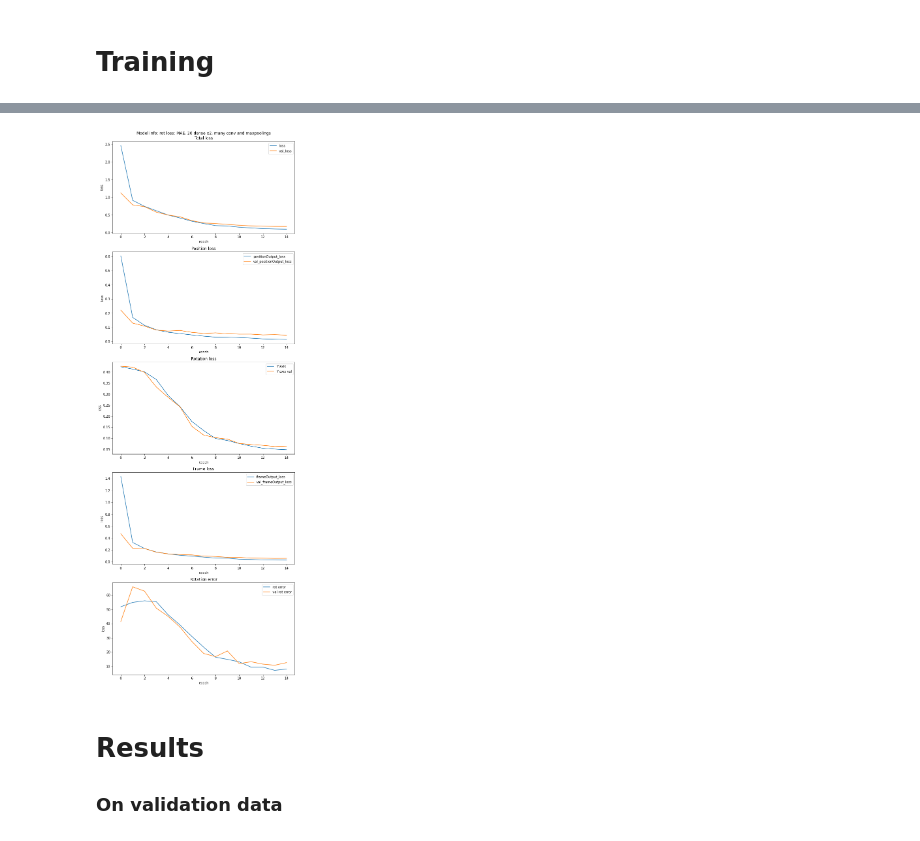
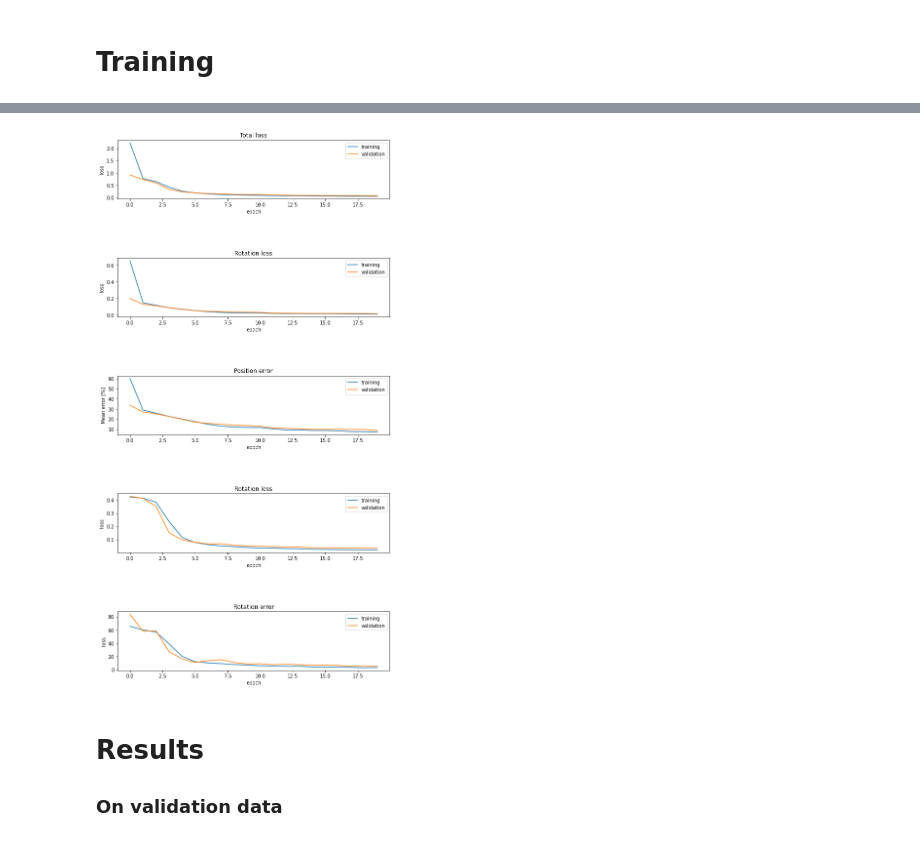
Before and after one commit to mateuszbugaj/Position_and_rotation_CNN, a Jupyter notebook: position_rotation_rgb.ipynb, the cells around one changed output, grey strips where cells are left out. Cells and saved outputs as stored; diff of their text form; code cells hidden in the pictures.

Commit message:
Model architecture update with almost 100% rotation and position accuracy

```diff
--- a/position_rotation_rgb.ipynb
+++ b/position_rotation_rgb.ipynb
@@ -21,9 +21,9 @@ from tensorflow.keras.layers import Dense, Dropout, Activation, Flatten, Conv2D,
 # %% [markdown]
 # Preparing data
 # %%
-DATADIR = "dataset_generator/images/pos_and_rot_8/"
+DATADIR = "dataset_generator/images/pose5000/"
 JSON_file_name = "data.txt"
-IMAGES = 2_000
+IMAGES = 5_000
 OG_IMG_SIZE = 800
 IMG_SIZE = 150
 # %%
@@ -180,6 +186,11 @@ def rotation_error(y_true, y_pred):
 
     rot_error = [int(abs((angleX_true[i]-angleX_pred[i]))) for i in range(len(y_true))]
     return rot_error
+# %%
+def position_error(y_true, y_pred):
+    pos_error = multiply(tf.math.abs(subtract(y_true, y_pred)), 100)
+
+    return pos_error
 # %% [markdown]
 ### Custom loss function
 # %%
@@ -406,0 +362,11 @@ Epoch 15/15
+# %%
+training_data_x = X[:int(IMAGES*0.9)]
+training_data_y = y[:int(IMAGES*0.9)]
+validation_data_x = X[int(IMAGES*0.9):IMAGES]
+validation_data_y = y[int(IMAGES*0.9):IMAGES]
+
+history = model.fit(x = training_data_x,
+                    y = {"positionOutput": training_data_y[:, 4:7], "rotationOutput": training_data_y[:, 10:13], "frameOutput": training_data_y[:, 0:4]},
+                    validation_data = (validation_data_x, {"positionOutput": validation_data_y[:, 4:7], "rotationOutput": validation_data_y[:, 10:13], "frameOutput": validation_data_y[:, 0:4]}),
+                    batch_size = 32,
+                    epochs = 20)
@@ -408,46 +392,57 @@ Epoch 15/15
 for k in history.history.keys():
     print(k)
 
-fig, axs = plt.subplots(ncols = 1, nrows = 5, figsize=(10,30))
+fig, axs = plt.subplots(ncols = 1, nrows = 5, figsize=(10,20))
 
-axs[0].plot(history.history['loss'], label = "loss")
-axs[0].plot(history.history['val_loss'], label = "val_loss")
+axs[0].plot(history.history['loss'], label = "training")
+axs[0].plot(history.history['val_loss'], label = "validation")
 axs[0].set_ylabel('loss')
 axs[0].set_xlabel('epoch')
 axs[0].legend(loc='upper right')
-axs[0].set_title(
-    "Model info: rot loss: MAE, 20 dense x2, many conv and maxpoolings\n" + \
-    "Total loss"
-)
+axs[0].set_title("Total loss")
 
-axs[1].plot(history.history['positionOutput_loss'], label = "positionOutput_loss")
-axs[1].plot(history.history['val_positionOutput_loss'], label = "val_positionOutput_loss")
+axs[1].plot(history.history['positionOutput_loss'], label = "training")
+axs[1].plot(history.history['val_positionOutput_loss'], label = "validation")
 axs[1].set_ylabel('loss')
 axs[1].set_xlabel('epoch')
 axs[1].legend(loc='upper right')
-axs[1].set_title("Position loss")
+axs[1].set_title("Rotation loss")
 
-axs[2].plot(history.history['rotationOutputY_loss'], label = "Y axis")
-axs[2].plot(history.history['val_rotationOutputY_loss'], label = "Y axis val")
-axs[2].set_ylabel('loss')
+axs[2].plot(history.history['positionOutput_position_error'], label = "training")
+axs[2].plot(history.history['val_positionOutput_position_error'], label = "validation")
+axs[2].set_ylabel('Mean error [%]')
 axs[2].set_xlabel('epoch')
 axs[2].legend(loc='upper right')
-axs[2].set_title("Rotation loss")
+axs[2].set_title("Position error")
 
-axs[3].plot(history.history['frameOutput_loss'], label = "frameOutput_loss")
-axs[3].plot(history.history['val_frameOutput_loss'], label = "val_frameOutput_loss")
+# axs[1].plot(history.history['positionOutput_loss'], label = "training")
+# axs[1].plot(history.history['val_positionOutput_loss'], label = "validation")
+# axs[1].set_xlabel('epoch')
+# axs[1].set_ylabel('loss')
+# axs[1].legend(loc='upper right')
+# axs[1].set_title("Position")
+
+# axsPosLoss = axs[1].twinx()
+# axsPosLoss.set_ylabel('error')
+# axsPosLoss.plot(history.history['positionOutput_position_error'], label = "training", color='tab:red')
+# axsPosLoss.plot(history.history['val_positionOutput_position_error'], label = "validation")
+# axsPosLoss.legend(loc='upper right')
+
+axs[3].plot(history.history['rotationOutput_loss'], label = "training")
+axs[3].plot(history.history['val_rotationOutput_loss'], label = "validation")
 axs[3].set_ylabel('loss')
 axs[3].set_xlabel('epoch')
 axs[3].legend(loc='upper right')
-axs[3].set_title("Frame loss")
+axs[3].set_title("Rotation loss")
 
-axs[4].plot(history.history['rotationOutputY_rotation_error'], label = "rot error")
-axs[4].plot(history.history['val_rotationOutputY_rotation_error'], label = "val rot error")
+axs[4].plot(history.history['rotationOutput_rotation_error'], label = "training")
+axs[4].plot(history.history['val_rotationOutput_rotation_error'], label = "validation")
 axs[4].set_ylabel('loss')
 axs[4].set_xlabel('epoch')
 axs[4].legend(loc='upper right')
 axs[4].set_title("Rotation error")
 
+plt.subplots_adjust(hspace=1)
 plt.show()
 # %% [output]
 loss
@@ -463,4 +460,4 @@ val_rotationOutputY_rotation_error
-[figure, old version]
+[figure, new version]
 # %% [markdown]
 # Results
 ### On validation data
```
Also changed, not shown: parts of 8 cells of this notebook, 1 other file.
